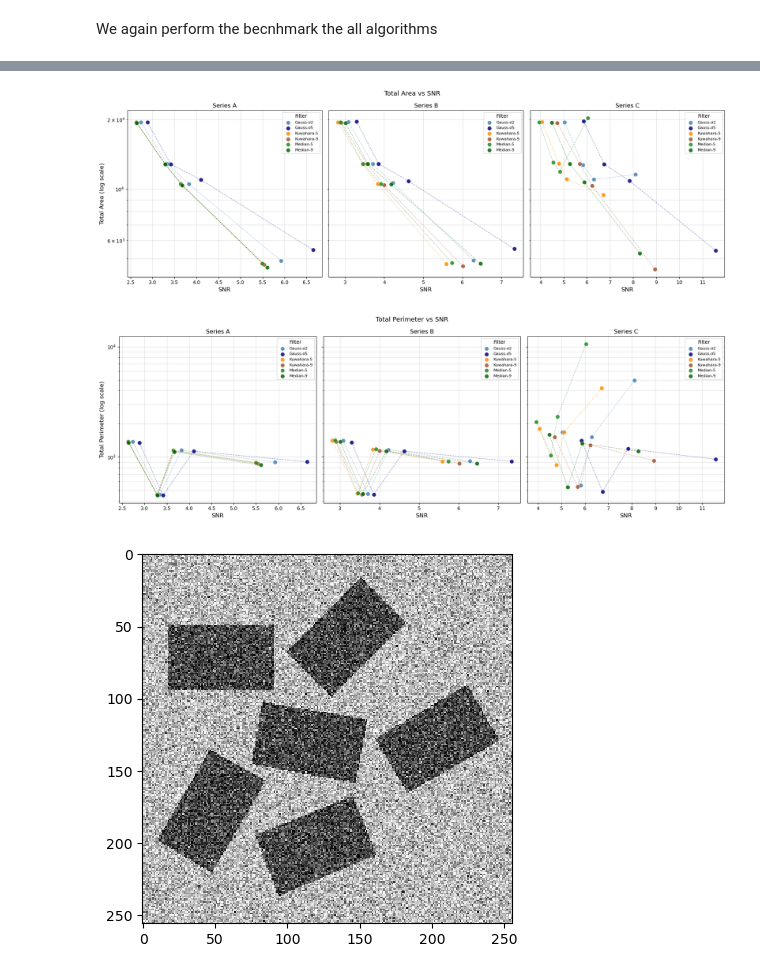
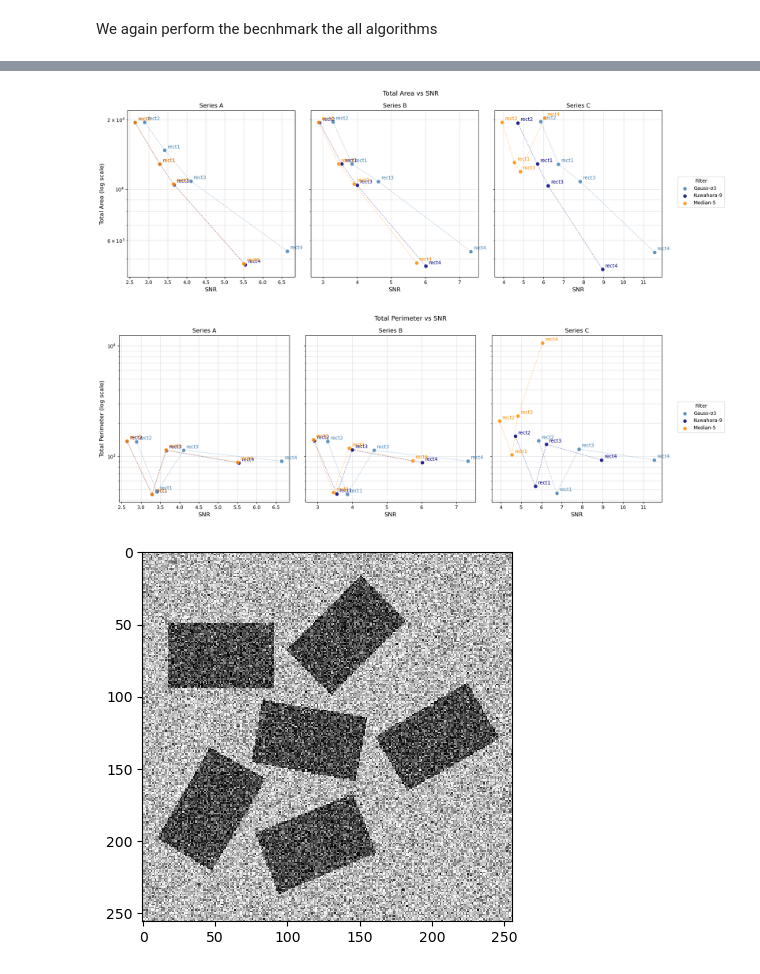
Before and after one commit to watchthedoge/Microscopy_hw, a Jupyter notebook: jupyter.ipynb, the cells around one changed output, grey strips where cells are left out. Saved outputs shown, nothing was run; the diff lists cells and outputs as text; code cells hidden in the pictures.

```diff
--- a/jupyter.ipynb
+++ b/jupyter.ipynb
@@ -496,7 +500,7 @@ rect4b           10        503.0             93.7
 results = {}
 for name in sorted(series_c):
     img = series_c[name]
-    img = dip.Gauss(img, sigmas=[5.0], truncation=1.0)
+    img = dip.Gauss(img, sigmas=[3.0], truncation=3.0)
     bin_img = ~dip.IsodataThreshold(img)
     labeled = dip.Label(bin_img, minSize=50)
     msr = dip.MeasurementTool.Measure(labeled, img, ['Size', 'Perimeter'])
@@ -587,7 +591,7 @@ file_names_a = ['rect1c.tif', 'rect2c.tif', 'rect3c.tif',"rect4c.tif" ]
 for image in file_names_a:
 
     a = dip.ImageRead(image)
-    a = dip.Gauss(a, sigmas=[5.0], truncation=1.0)
+    a = dip.Gauss(a, sigmas=[3.0], truncation=3.0)
     #number_th = dip.IsodataThreshold(hist)
     #a_array = np.asarray(a)
     threshold = ~dip.IsodataThreshold(a)
@@ -628,8 +632,8 @@ Question 9b):
 # %%
 #a list of string, callable pairs for the filters to apply to each image in series B and C
 filters = [
-    ('Gauss-σ2',   lambda im: dip.Gauss(im, sigmas=[2.0], truncation=1.0)),
-    ('Gauss-σ5',   lambda im: dip.Gauss(im, sigmas=[5.0], truncation=1.0)),
+    ('Gauss-σ1',   lambda im: dip.Gauss(im, sigmas=[1.0], truncation=3.0)),
+    ('Gauss-σ3',   lambda im: dip.Gauss(im, sigmas=[3.0], truncation=3.0)),
     ('Kuwahara-5', lambda im: dip.Kuwahara(im, kernel=5)),
     ('Kuwahara-9', lambda im: dip.Kuwahara(im, kernel=9)),
     ('Median-5',   lambda im: dip.MedianFilter(im, kernel=5)),
@@ -676,7 +680,7 @@ def plot_overlay(all_results, metric, label, series_tag, fname):
                         textcoords='offset points', xytext=(5, 3), fontsize=8)
     ax.set_xlabel(f'√(Mean {label})  [px]', fontsize=12)
     ax.set_ylabel('Coefficient of Variation  CV = σ/μ (log scale)', fontsize=12)
-    ax.set_title(f'Q5 - Relative Discretization Error: {label}\n'
+    ax.set_title(f'Relative Discretization Error: {label}\n'
                  f'Series {series_tag}, all 6 filter configurations', fontsize=11)
     ax.grid(alpha=0.4)
     ax.legend(fontsize=9)
@@ -724,6 +728,11 @@ C - rect4c: SNR = 2.33
 # %% [markdown]
 We again perform the becnhmark the all algorithms
 # %%
+filters = [
+    ('Gauss-σ3',   lambda im: dip.Gauss(im, sigmas=[3.0], truncation=3.0)),
+    ('Kuwahara-9', lambda im: dip.Kuwahara(im, kernel=9)),
+    ('Median-9',   lambda im: dip.MedianFilter(im, kernel=9)),]
+
 for filter_name, filter_fn in filters:
     print(f"\n── SNR after applying {filter_name} ──────────────────────────────")
     for series, tag in [(series_a, 'A'), (series_b, 'B'), (series_c, 'C')]:
@@ -753,28 +762,32 @@ C - rect2c : SNR = 4.48
 C - rect3c : SNR = 5.89
 C - rect4c : SNR = 8.28
 # %%
-filter_colors =dict(zip(['Gauss-σ2', 'Gauss-σ5', 'Kuwahara-5', 'Kuwahara-9', 'Median-5', 'Median-9'], colors))
-series_marker = {'A': 'o', 'B': 'o', 'C': 'o'}
-print(a)
+
+filters = [
+    ('Gauss-σ3',   lambda im: dip.Gauss(im, sigmas=[3.0], truncation=3.0)),
+    ('Kuwahara-9', lambda im: dip.Kuwahara(im, kernel=9)),
+    ('Median-5',   lambda im: dip.MedianFilter(im, kernel=5)),]
+filter_colors = dict(zip(
+    ['Gauss-σ3', 'Kuwahara-9', 'Median-5'],
+    colors
+))
+
 results = []
 for filter_name, filter_fn in filters:
-
     for series, tag in [(series_a, 'A'), (series_b, 'B'), (series_c, 'C')]:
         for img in sorted(series):
             filtered = filter_fn(series[img])
             arr = np.asanyarray(filtered)
-            signal = np.mean(arr)
-            noise = np.std(arr)
-            snr = signal / noise if noise > 0 else float('inf')
+            snr = np.mean(arr) / np.std(arr) if np.std(arr) > 0 else float('inf')
 
-            measure_perimeter = np.asanyarray(dip.MeasurementTool.Measure(dip.Label(~dip.IsodataThreshold(filtered), minSize=50), filtered, ["Perimeter"]))
+            labeled = dip.Label(~dip.IsodataThreshold(filtered), minSize=50)
+            msr = dip.MeasurementTool.Measure(labeled, filtered, ['Size', 'Perimeter'])
+            total_area  = sum(msr[o]['Size'][0]      for o in msr.Objects())
+            total_perim = sum(msr[o]['Perimeter'][0] for o in msr.Objects())
 
-            measure_size = np.asanyarray(dip.MeasurementTool.Measure(dip.Label(~dip.IsodataThreshold(filtered), minSize=50), filtered, ["Size"]))
-            total_perimeter = np.sum(measure_perimeter)
-            total_area = np.sum(measure_size)
-            results.append((filter_name, tag, img, snr, total_area, total_perimeter))
-
-
+            # Extract rectangle index from filename (rect1a → 1, etc.)
+            rect_idx = ''.join(c for c in img if c.isdigit())
+            results.append((filter_name, tag, img, rect_idx, snr, total_area, total_perim))
 
 def plot_snr_vs(metric_idx, label, fname):
     fig, axes = plt.subplots(1, 3, figsize=(18, 6), sharey=True)
@@ -783,31 +796,46 @@ def plot_snr_vs(metric_idx, label, fname):
             subset = [r for r in results if r[0] == filter_name and r[1] == tag]
             if not subset:
                 continue
-            xs = np.array([r[3] for r in subset])
+            xs = np.array([r[4] for r in subset])
             ys = np.array([r[metric_idx] for r in subset])
+            rects = [r[3] for r in subset]
             order = np.argsort(xs)
             xs, ys = xs[order], ys[order]
+            rects = [rects[i] for i in order]
 
             ax.plot(xs, ys, '--',
                     color=filter_colors[filter_name],
                     alpha=0.4, linewidth=1, zorder=2)
             ax.scatter(xs, ys,
                        color=filter_colors[filter_name],
-                       marker=series_marker[tag],
-                       s=70, alpha=0.85, edgecolor='white', linewidth=0.5,
+                       s=60, alpha=0.85, edgecolor='white', linewidth=0.5,
                        label=filter_name, zorder=3)
+
+            # Annotate every dot with its full rectangle name, in the filter's color
+            for x, y, rect in zip(xs, ys, rects):
+                ax.annotate(f'rect{rect}',
+                            (x, y),
+                            textcoords='offset points', xytext=(6, 4),
+                            fontsize=10, color=filter_colors[filter_name],
+                            alpha=1)
+
         ax.set_yscale('log')
         ax.set_xlabel('SNR', fontsize=12)
         if ax is axes[0]:
             ax.set_ylabel(f'Total {label} (log scale)', fontsize=12)
         ax.set_title(f'Series {tag}', fontsize=12)
         ax.grid(alpha=0.4, which='both')
-        ax.legend(fontsize=8, title='Filter', loc='best')
+
+    handles, labels_ = axes[0].get_legend_handles_labels()
+    fig.legend(handles, labels_, loc='center right',
+               bbox_to_anchor=(1.0, 0.5), fontsize=10, title='Filter',
+               frameon=True)
+
     fig.suptitle(f'Total {label} vs SNR', fontsize=13)
-    plt.tight_layout()
+    plt.tight_layout(rect=[0, 0, 0.92, 1])
     plt.savefig(fname, bbox_inches='tight')
     plt.show()
 
-plot_snr_vs(4, 'Area',      'output/snr_vs_area.png')
-plot_snr_vs(5, 'Perimeter', 'output/snr_vs_perimeter.png')
+plot_snr_vs(5, 'Area',      'output/snr_vs_area.png')
+plot_snr_vs(6, 'Perimeter', 'output/snr_vs_perimeter.png')
 # %% [output]
@@ -820,5 +842,5 @@ plot_snr_vs(5, 'Perimeter', 'output/snr_vs_perimeter.png')
-[figure, old version]
+[figure, new version]
-[figure, old version]
+[figure, new version]
 # %%
 img = series_b['rect2b']
 img.Show()
```
Also changed, not shown: parts of 8 cells of this notebook.
